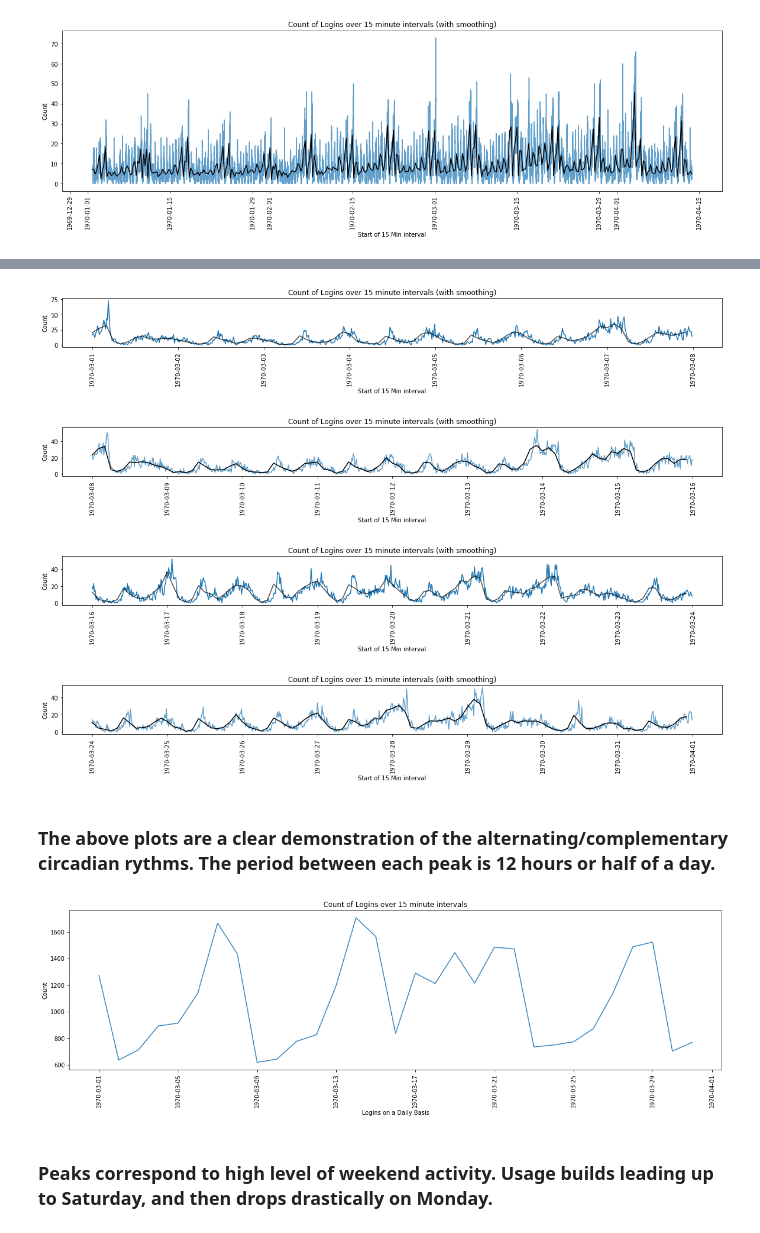
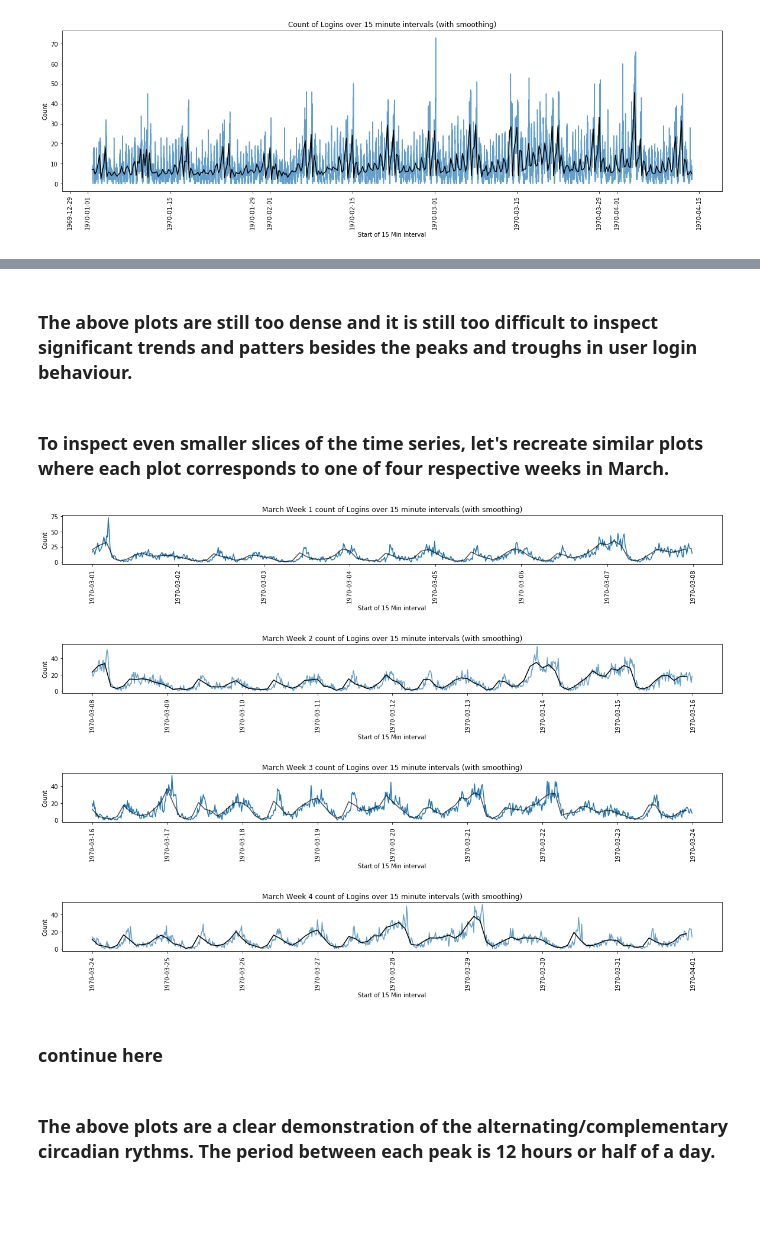
Before and after one commit to AHalarewicz/UltimateDataScienceChallenge, a Jupyter notebook: notebooks/part_1_EDA.ipynb, the cells around one changed output, grey strips where cells are left out. Cells and saved outputs as stored; diff of their text form; code cells hidden in the pictures; blank space fills up the shorter version.

```diff
--- a/notebooks/part_1_EDA.ipynb
+++ b/notebooks/part_1_EDA.ipynb
@@ -114,6 +121,7 @@ logins_df.index = pd.to_datetime(logins_df.login_time)
 # %%
 # resample and aggregate with count()
 resampled_df = logins_df.resample('15min').count()
+resampled_df.columns = ['login_count']
 # %%
 # visualize complete time series
 _ = plt.figure(figsize=(20, 5))
@@ -215,4 +216,8 @@ plt.show()
 [figure]
+# %% [markdown]
+### The above plots are still too dense and it is still too difficult to inspect significant trends and patters besides the peaks and troughs in user login behaviour.
+# %% [markdown]
+### To inspect even smaller slices of the time series, let's recreate similar plots where each plot corresponds to one of four respective weeks in March.
 # %%
 # still not too helpful, lets look at each week in March
 smooth_factor = '2H'
@@ -238,57 +243,46 @@ _ = plt.plot(week1_smoothed, alpha=0.7, color='k')
 _ = plt.xticks(rotation=90)
 _ = plt.xlabel('Start of 15 Min interval')
 _ = plt.ylabel('Count')
-_ = plt.title('Count of Logins over 15 minute intervals (with smoothing)')
+_ = plt.title('March Week 1 count of Logins over 15 minute intervals (with smoothing)')
 plt.show()
 
 _ = plt.figure(figsize=(20, 7))
 # visualize complete time series for Febraury
 _ = plt.subplot(4, 1, 2)
 _ = plt.plot(week2, alpha=0.7)
 _ = plt.plot(week2_smoothed, alpha=1.0, color='k')
 _ = plt.xticks(rotation=90)
 _ = plt.xlabel('Start of 15 Min interval')
 _ = plt.ylabel('Count')
-_ = plt.title('Count of Logins over 15 minute intervals (with smoothing)')
+_ = plt.title('March Week 2 count of Logins over 15 minute intervals (with smoothing)')
 plt.show()
 
 _ = plt.figure(figsize=(20, 7))
 # visualize complete time series for March
 _ = plt.subplot(4, 1, 3)
 _ = plt.plot(week3, alpha=1.0)
 _ = plt.plot(week3_smoothed, alpha=0.7, color='k')
 _ = plt.xticks(rotation=90)
 _ = plt.xlabel('Start of 15 Min interval')
 _ = plt.ylabel('Count')
-_ = plt.title('Count of Logins over 15 minute intervals (with smoothing)')
+_ = plt.title('March Week 3 count of Logins over 15 minute intervals (with smoothing)')
 plt.show()
 
 _ = plt.figure(figsize=(20, 7))
 # visualize complete time series for April
 _ = plt.subplot(4, 1, 4)
 _ = plt.plot(week4, alpha=0.7)
 _ = plt.plot(week4_smoothed, alpha=1.0, color='k')
 _ = plt.xticks(rotation=90)
 _ = plt.xlabel('Start of 15 Min interval')
 _ = plt.ylabel('Count')
-_ = plt.title('Count of Logins over 15 minute intervals (with smoothing)')
+_ = plt.title('March Week 4 count of Logins over 15 minute intervals (with smoothing)')
 # %% [output]
-[figure, old version]
+[figure, new version]
-[figure, old version]
+[figure, new version]
-[figure, old version]
+[figure, new version]
-[figure, old version]
+[figure, new version]
+# %% [markdown]
+### continue here
 # %% [markdown]
 ### The above plots are a clear demonstration of the alternating/complementary circadian rythms. The period between each peak is 12 hours or half of a day.
-# %%
-daily_df = logins_df.resample('D').count()
-# visualize complete time series
-_ = plt.figure(figsize=(20, 5))
-_ = plt.plot(daily_df.loc['1970-03'], alpha=0.9)
-_ = plt.xticks(rotation=90)
-_ = plt.xlabel('Logins on a Daily Basis')
-_ = plt.ylabel('Count')
-_ = plt.title('Count of Logins over 15 minute intervals')
-# %% [output]
-[figure, removed]
-# %% [markdown]
-### Peaks correspond to high level of weekend activity. Usage builds leading up to Saturday, and then drops drastically on Monday.
```
Also changed, not shown: parts of 17 cells of this notebook.
